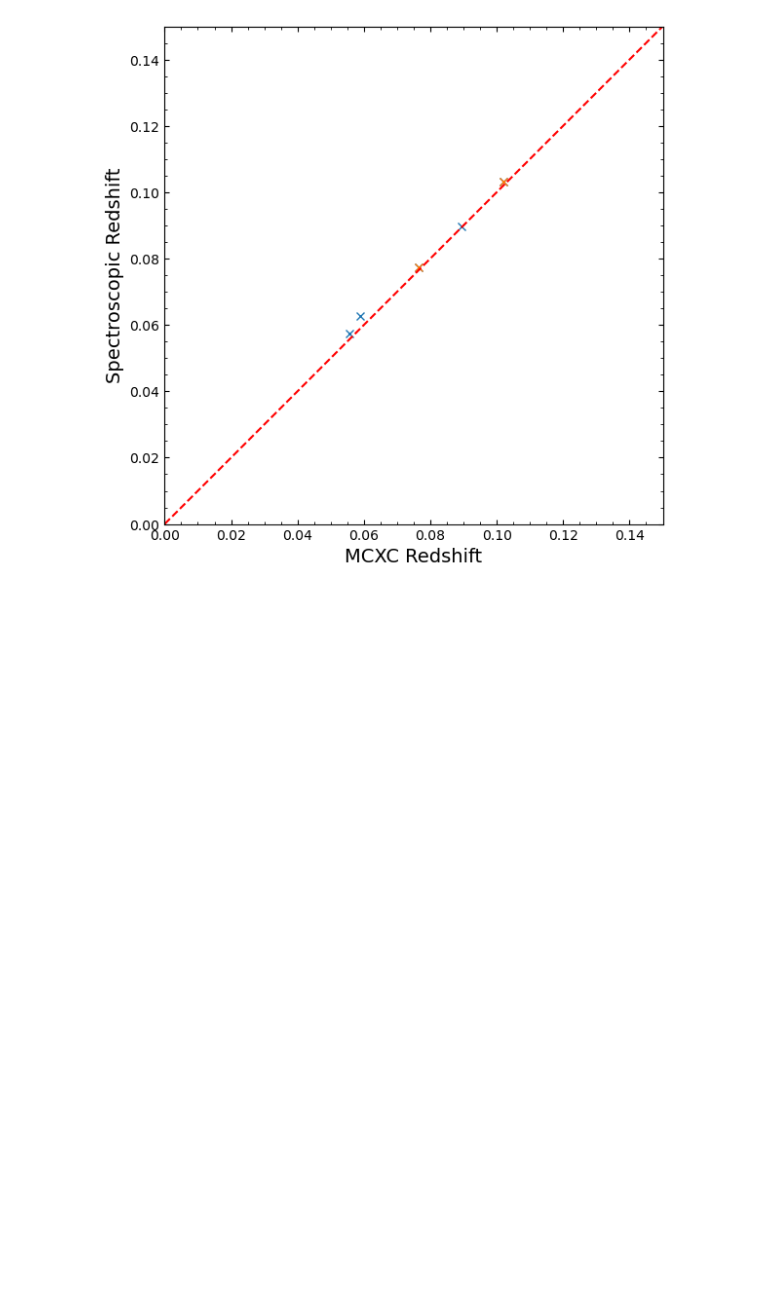
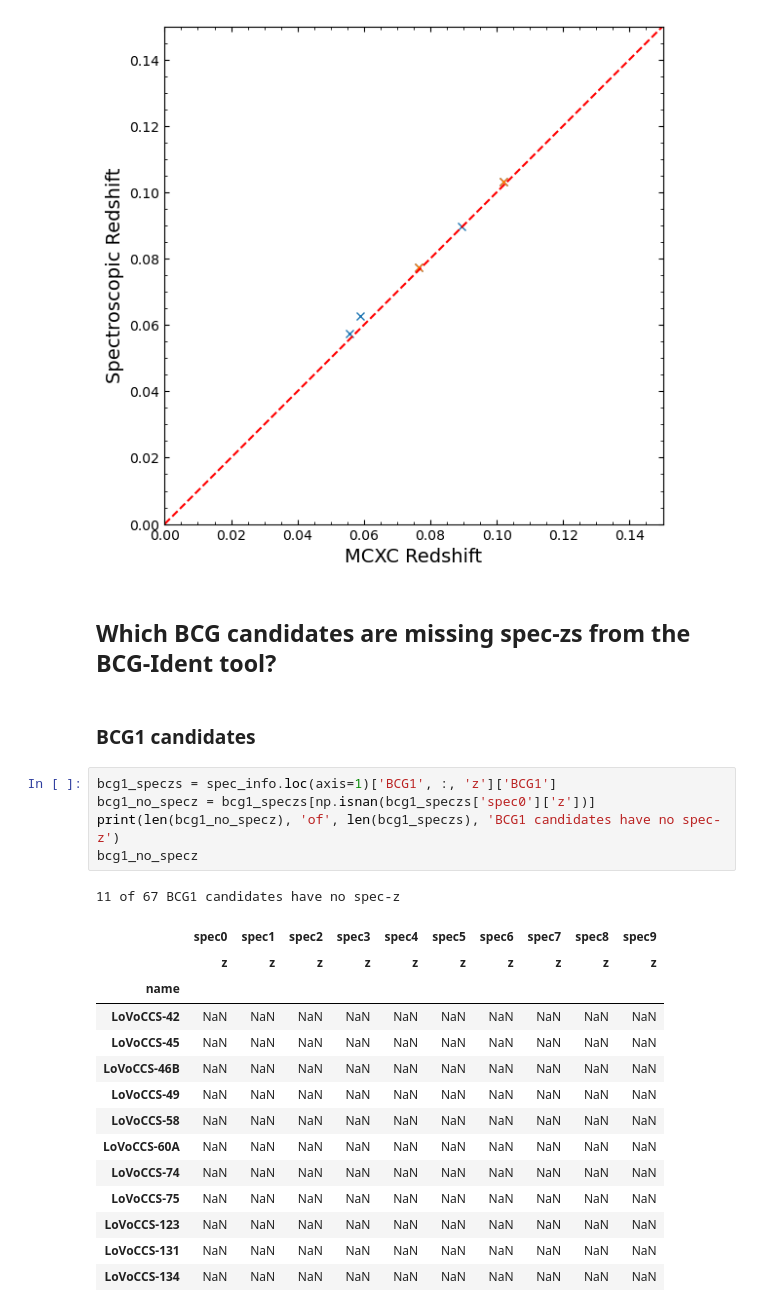
Before and after one commit to LoVoCCS/LoVoCCS-BCG-Ident, a Jupyter notebook: STEP3-compare_bcg_redshifts_to_cluster.ipynb, the cells around one changed output. Drawn from its saved outputs; the diff is of its cells as text; blank space fills up the shorter version.

Commit message:
Adding manual identification of missing redshifts to the STEP3 notebook

```diff
--- a/STEP3-compare_bcg_redshifts_to_cluster.ipynb
+++ b/STEP3-compare_bcg_redshifts_to_cluster.ipynb
@@ -535,3 +546,28 @@ plt.tight_layout()
 plt.show()
 # %% [output]
 [figure]
+# %% [markdown]
+## Which BCG candidates are missing spec-zs from the BCG-Ident tool?
+# %% [markdown]
+### BCG1 candidates
+# %%
+bcg1_speczs = spec_info.loc(axis=1)['BCG1', :, 'z']['BCG1']
+bcg1_no_specz = bcg1_speczs[np.isnan(bcg1_speczs['spec0']['z'])]
+print(len(bcg1_no_specz), 'of', len(bcg1_speczs), 'BCG1 candidates have no spec-z')
+bcg1_no_specz
+# %% [output]
+11 of 67 BCG1 candidates have no spec-z
+|  | spec0 | spec1 | spec2 | spec3 | spec4 | spec5 | spec6 | spec7 | spec8 | spec9 |
+|  | z | z | z | z | z | z | z | z | z | z |
+| name |  |  |  |  |  |  |  |  |  |  |
+| LoVoCCS-42 | NaN | NaN | NaN | NaN | NaN | NaN | NaN | NaN | NaN | NaN |
+| LoVoCCS-45 | NaN | NaN | NaN | NaN | NaN | NaN | NaN | NaN | NaN | NaN |
+| LoVoCCS-46B | NaN | NaN | NaN | NaN | NaN | NaN | NaN | NaN | NaN | NaN |
+| LoVoCCS-49 | NaN | NaN | NaN | NaN | NaN | NaN | NaN | NaN | NaN | NaN |
+| LoVoCCS-58 | NaN | NaN | NaN | NaN | NaN | NaN | NaN | NaN | NaN | NaN |
+| LoVoCCS-60A | NaN | NaN | NaN | NaN | NaN | NaN | NaN | NaN | NaN | NaN |
+| LoVoCCS-74 | NaN | NaN | NaN | NaN | NaN | NaN | NaN | NaN | NaN | NaN |
+| LoVoCCS-75 | NaN | NaN | NaN | NaN | NaN | NaN | NaN | NaN | NaN | NaN |
+| LoVoCCS-123 | NaN | NaN | NaN | NaN | NaN | NaN | NaN | NaN | NaN | NaN |
+| LoVoCCS-131 | NaN | NaN | NaN | NaN | NaN | NaN | NaN | NaN | NaN | NaN |
+| LoVoCCS-134 | NaN | NaN | NaN | NaN | NaN | NaN | NaN | NaN | NaN | NaN |
```
Also changed, not shown: parts of 32 cells of this notebook.
